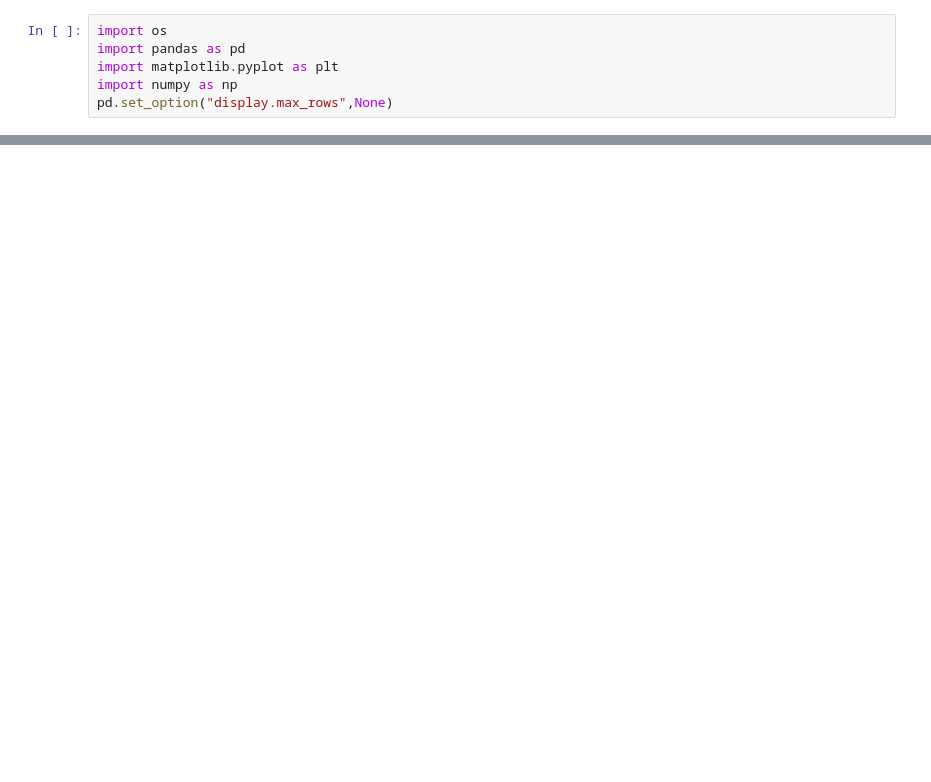
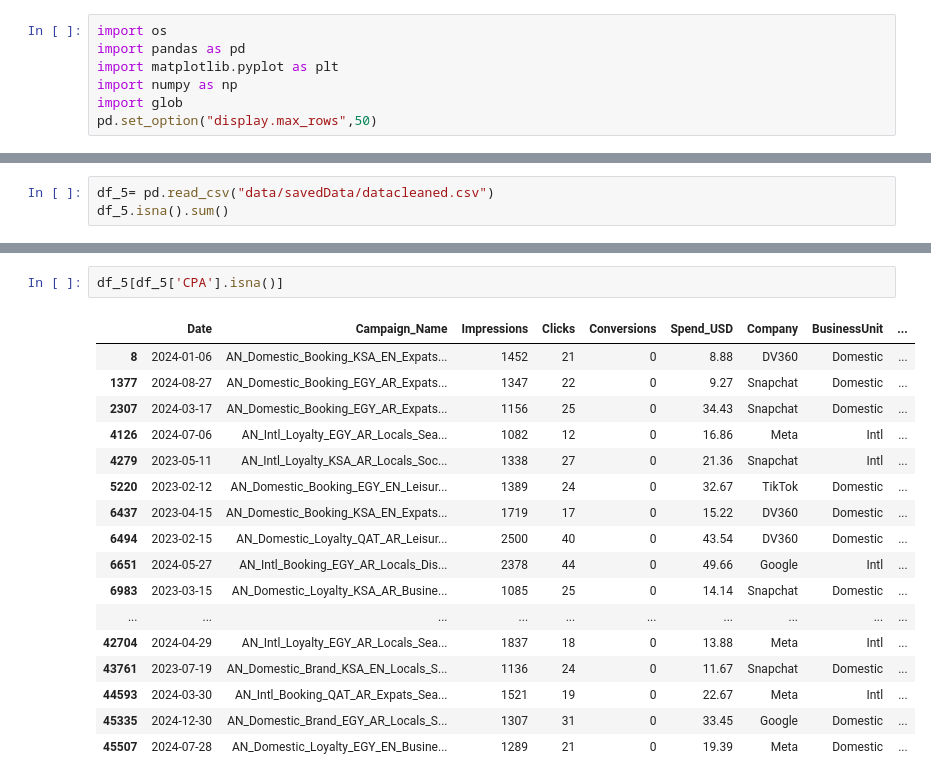
Before and after one commit to Mohamed-Moslemani/datacode, a Jupyter notebook: draft.ipynb, the cells around one changed output, grey strips where cells are left out. Drawn from its saved outputs; the diff is of its cells as text; blank space fills up the shorter version.

```diff
--- a/draft.ipynb
+++ b/draft.ipynb
@@ -5,4 +5,5 @@ import os
 import pandas as pd
 import matplotlib.pyplot as plt
 import numpy as np
-pd.set_option("display.max_rows",None)
+import glob
+pd.set_option("display.max_rows",50)
@@ -116,0 +337,3 @@ bad
+# %%
+df_5= pd.read_csv("data/savedData/datacleaned.csv")
+df_5.isna().sum()
@@ -116,0 +361,20 @@ bad
+# %%
+df_5[df_5['CPA'].isna()]
+# %% [output]
+|  | Date | Campaign_Name | Impressions | Clicks | Conversions | Spend_USD | Company | BusinessUnit | ... |
+| 8 | 2024-01-06 | AN_Domestic_Booking_KSA_EN_Expats... | 1452 | 21 | 0 | 8.88 | DV360 | Domestic | ... |
+| 1377 | 2024-08-27 | AN_Domestic_Booking_EGY_AR_Expats... | 1347 | 22 | 0 | 9.27 | Snapchat | Domestic | ... |
+| 2307 | 2024-03-17 | AN_Domestic_Booking_EGY_AR_Expats... | 1156 | 25 | 0 | 34.43 | Snapchat | Domestic | ... |
+| 4126 | 2024-07-06 | AN_Intl_Loyalty_EGY_AR_Locals_Sea... | 1082 | 12 | 0 | 16.86 | Meta | Intl | ... |
+| 4279 | 2023-05-11 | AN_Intl_Loyalty_KSA_AR_Locals_Soc... | 1338 | 27 | 0 | 21.36 | Snapchat | Intl | ... |
+| 5220 | 2023-02-12 | AN_Domestic_Booking_EGY_EN_Leisur... | 1389 | 24 | 0 | 32.67 | TikTok | Domestic | ... |
+| 6437 | 2023-04-15 | AN_Domestic_Booking_KSA_EN_Expats... | 1719 | 17 | 0 | 15.22 | DV360 | Domestic | ... |
+| 6494 | 2023-02-15 | AN_Domestic_Loyalty_QAT_AR_Leisur... | 2500 | 40 | 0 | 43.54 | DV360 | Domestic | ... |
+| 6651 | 2024-05-27 | AN_Intl_Booking_EGY_AR_Locals_Dis... | 2378 | 44 | 0 | 49.66 | Google | Intl | ... |
+| 6983 | 2023-03-15 | AN_Domestic_Loyalty_KSA_AR_Busine... | 1085 | 25 | 0 | 14.14 | Snapchat | Domestic | ... |
+| ... | ... | ... | ... | ... | ... | ... | ... | ... | ... |
+| 42704 | 2024-04-29 | AN_Intl_Loyalty_EGY_AR_Locals_Sea... | 1837 | 18 | 0 | 13.88 | Meta | Intl | ... |
+| 43761 | 2023-07-19 | AN_Domestic_Brand_KSA_EN_Locals_S... | 1136 | 24 | 0 | 11.67 | Snapchat | Domestic | ... |
+| 44593 | 2024-03-30 | AN_Intl_Booking_QAT_AR_Expats_Sea... | 1521 | 19 | 0 | 22.67 | Meta | Intl | ... |
+| 45335 | 2024-12-30 | AN_Domestic_Brand_EGY_AR_Locals_S... | 1307 | 31 | 0 | 33.45 | Google | Domestic | ... |
+| 45507 | 2024-07-28 | AN_Domestic_Loyalty_EGY_EN_Busine... | 1289 | 21 | 0 | 19.39 | Meta | Domestic | ... |
```
Also changed, not shown: parts of 38 cells of this notebook, 1 other file.
